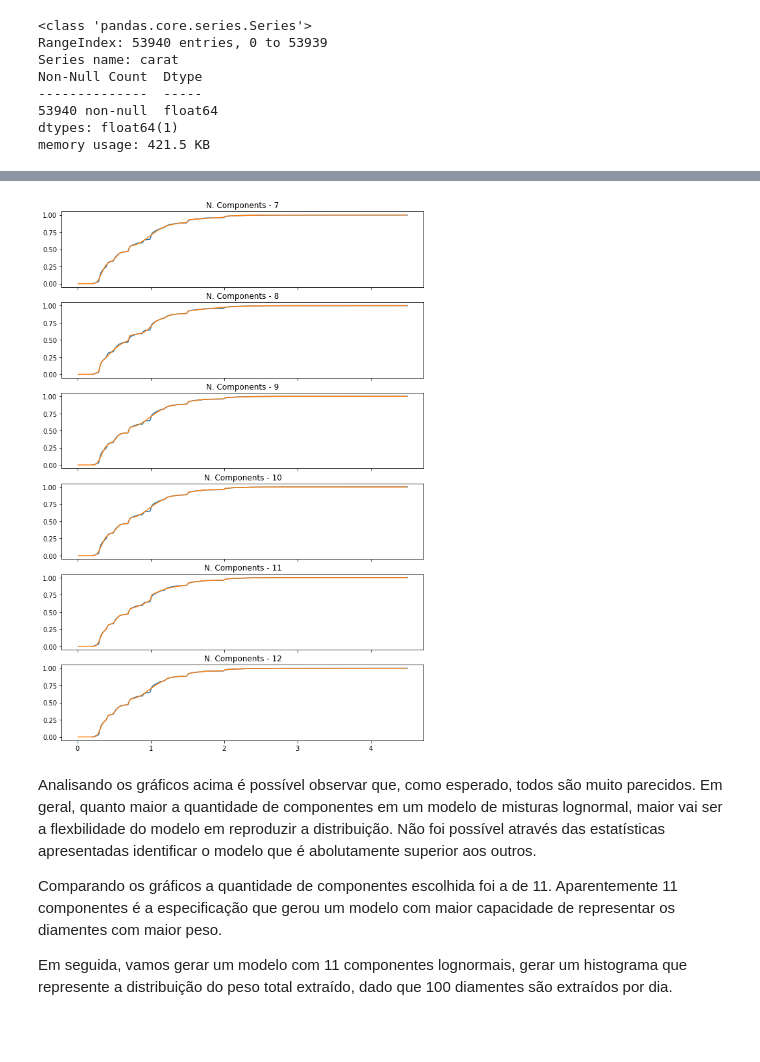
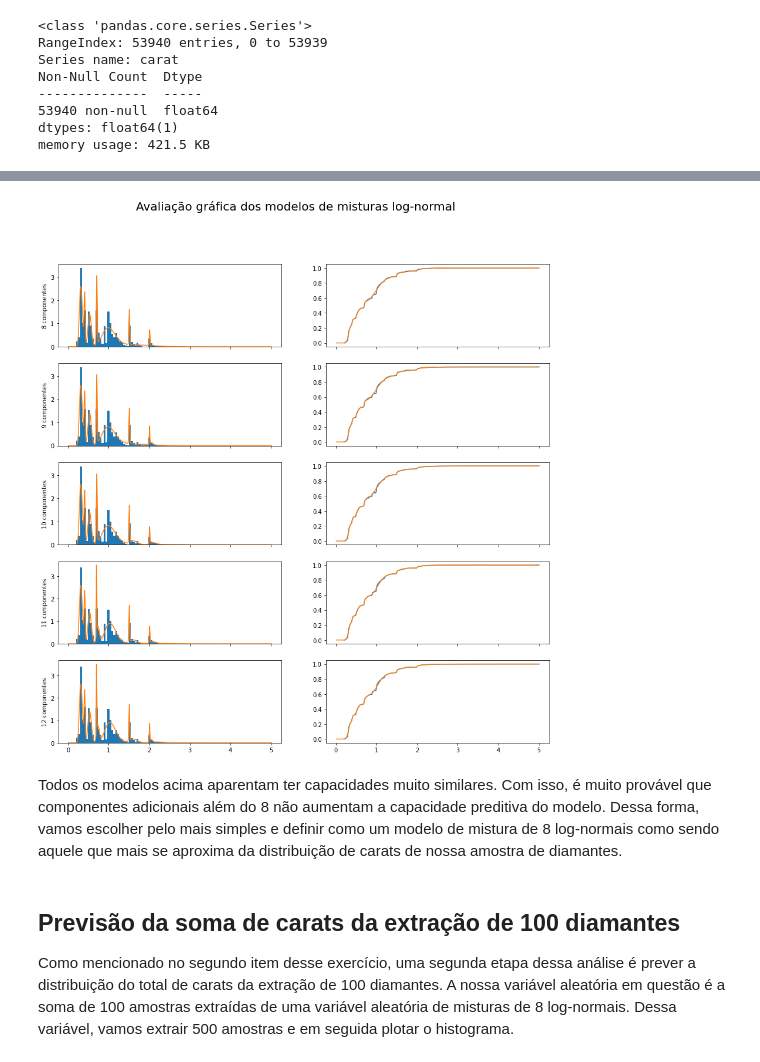
Before and after one commit to leofmr/diamantes, a Jupyter notebook: main.ipynb, the cells around one changed output, grey strips where cells are left out. Cells and saved outputs as stored; diff of their text form; code cells hidden in the pictures; blank space fills up the shorter version.

```diff
--- a/main.ipynb
+++ b/main.ipynb
@@ -242,18 +281,28 @@ plt.show()
-# %%
-x = np.arange(0.01, x_train.max(), 0.01)
-fig, axs = plt.subplots(len(model_list), 1, figsize=(10, 15), sharex=True)
-for ax, model, n_component in zip(axs, model_list, good_candidates):
-    plot_cdf(x_train, x, model, ax)
-    ax.set_title(f"N. Components - {n_component}")
-plt.show()
-# %% [output]
-[figure, removed]
-# %% [markdown]
-Analisando os gráficos acima é possível observar que, como esperado, todos são muito parecidos. Em geral, quanto maior a quantidade de componentes em um modelo de misturas lognormal, maior vai ser a flexbilidade do modelo em reproduzir a distribuição. Não foi possível através das estatísticas apresentadas identificar o modelo que é abolutamente superior aos outros.
-
-Comparando os gráficos a quantidade de componentes escolhida foi a de 11. Aparentemente 11 componentes é a especificação que gerou um modelo com maior capacidade de representar os diamentes com maior peso.
-
-Em seguida, vamos gerar um modelo com 11 componentes lognormais, gerar um histograma que represente a distribuição do peso total extraído, dado que 100 diamentes são extraídos por dia.
-# %%
-model = gen_mixture_lognormal_model(x_train, 11)
+# %%
+def plot_models_graph_fit(n_components_list: list[int],
+                          x: pd.Series = carat,
+                          steps: float = 0.01,
+                          figsize: tuple[int] = (15, 15),
+                          seed: int = 27) -> None:
+
+    s = np.arange(steps, x.max() + steps, steps)
+    fig, axs = plt.subplots(len(n_components_list), 2, figsize=figsize, sharex=True)
+    for n_components, row in zip(n_components_list, axs):
+        np.random.seed(seed)
+        model = fit_mixture_lognormal(n_components)
+        plot_density(x, s, model, row[0])
+        row[0].set_ylabel(f"{n_components} componentes")
+        plot_cdf(x, s, model, row[1])
+    fig.suptitle("Avaliação gráfica dos modelos de misturas log-normal", fontsize=20)
+    plt.show()
+# %%
+plot_models_graph_fit(range(8, 13))
+# %% [output]
+[figure, added]
+# %% [markdown]
+Todos os modelos acima aparentam ter capacidades muito similares. Com isso, é muito provável que componentes adicionais além do 8 não aumentam a capacidade preditiva do modelo. Dessa forma, vamos escolher pelo mais simples e definir como um modelo de mistura de 8 log-normais como sendo aquele que mais se aproxima da distribuição de carats de nossa amostra de diamantes.
+# %% [markdown]
+## Previsão da soma de carats da extração de 100 diamantes
+
+Como mencionado no segundo item desse exercício, uma segunda etapa dessa análise é prever a distribuição do total de carats da extração de 100 diamantes. A nossa variável aleatória em questão é a soma de 100 amostras extraídas de uma variável aleatória de misturas de 8 log-normais. Dessa variável, vamos extrair 500 amostras e em seguida plotar o histograma.
 # %%
```
Also changed, not shown: parts of 37 cells of this notebook.
